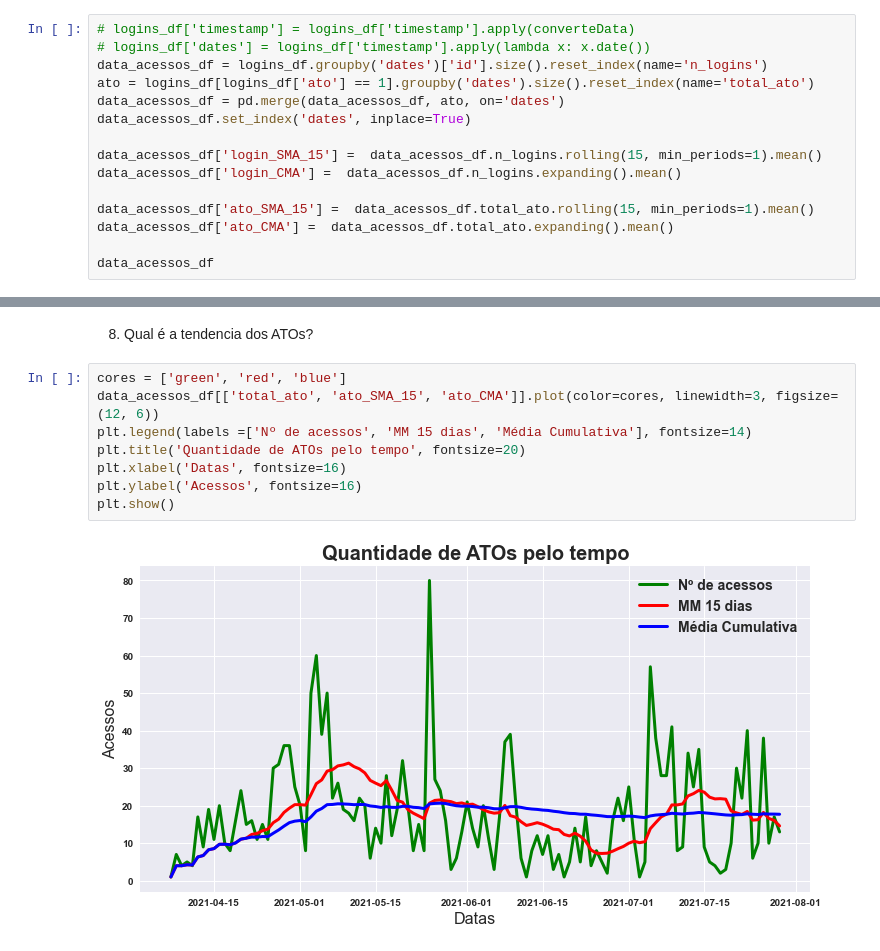
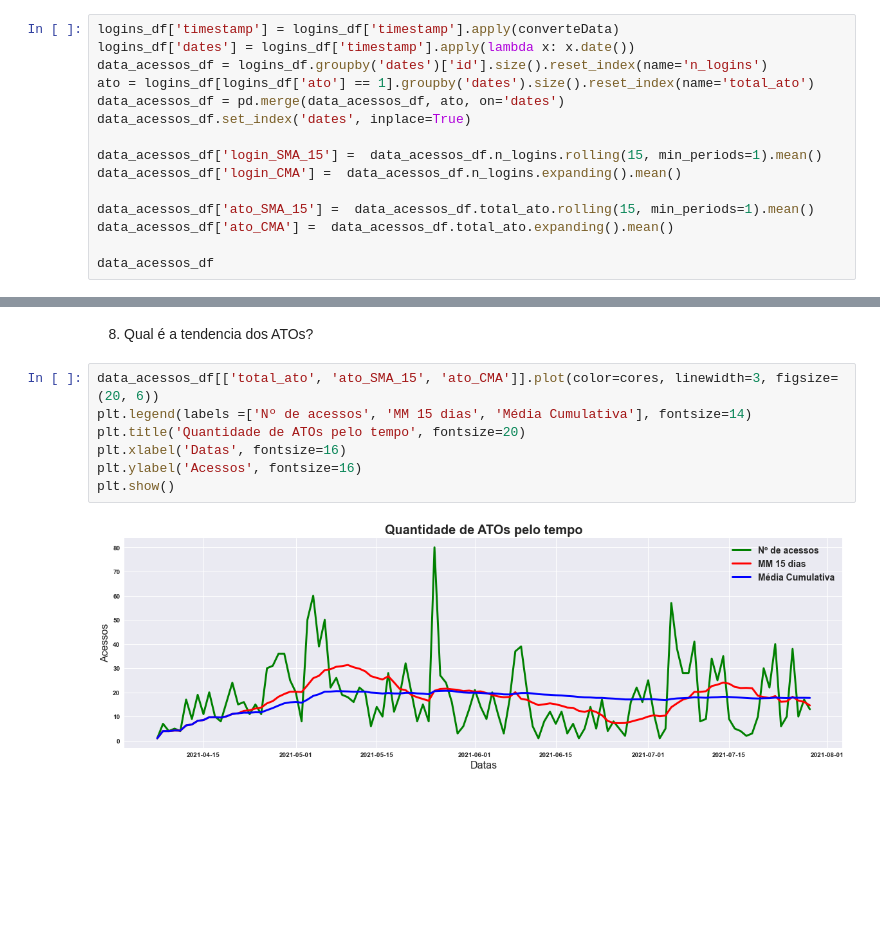
Before and after one commit to pedrosena138/projeto-if997, a Jupyter notebook: Projeto.ipynb, the cells around one changed output, grey strips where cells are left out. Drawn from its saved outputs; the diff is of its cells as text; blank space fills up the shorter version.

```diff
--- a/Projeto.ipynb
+++ b/Projeto.ipynb
@@ -229,6 +258,6 @@ contas_df.describe()
 # %%
-# logins_df['timestamp'] = logins_df['timestamp'].apply(converteData)
-# logins_df['dates'] = logins_df['timestamp'].apply(lambda x: x.date())
+logins_df['timestamp'] = logins_df['timestamp'].apply(converteData)
+logins_df['dates'] = logins_df['timestamp'].apply(lambda x: x.date())
 data_acessos_df = logins_df.groupby('dates')['id'].size().reset_index(name='n_logins')
 ato = logins_df[logins_df['ato'] == 1].groupby('dates').size().reset_index(name='total_ato')
 data_acessos_df = pd.merge(data_acessos_df, ato, on='dates')
@@ -399,12 +429,11 @@ plt.show()
 # %% [markdown]
 8. Qual é a tendencia dos ATOs?
 # %%
-cores = ['green', 'red', 'blue']
-data_acessos_df[['total_ato', 'ato_SMA_15', 'ato_CMA']].plot(color=cores, linewidth=3, figsize=(12, 6))
+data_acessos_df[['total_ato', 'ato_SMA_15', 'ato_CMA']].plot(color=cores, linewidth=3, figsize=(20, 6))
 plt.legend(labels =['Nº de acessos', 'MM 15 dias', 'Média Cumulativa'], fontsize=14)
 plt.title('Quantidade de ATOs pelo tempo', fontsize=20)
 plt.xlabel('Datas', fontsize=16)
 plt.ylabel('Acessos', fontsize=16)
 plt.show()
 # %% [output]
-[figure, old version]
+[figure, new version]
```
Also changed, not shown: parts of 16 cells of this notebook.
